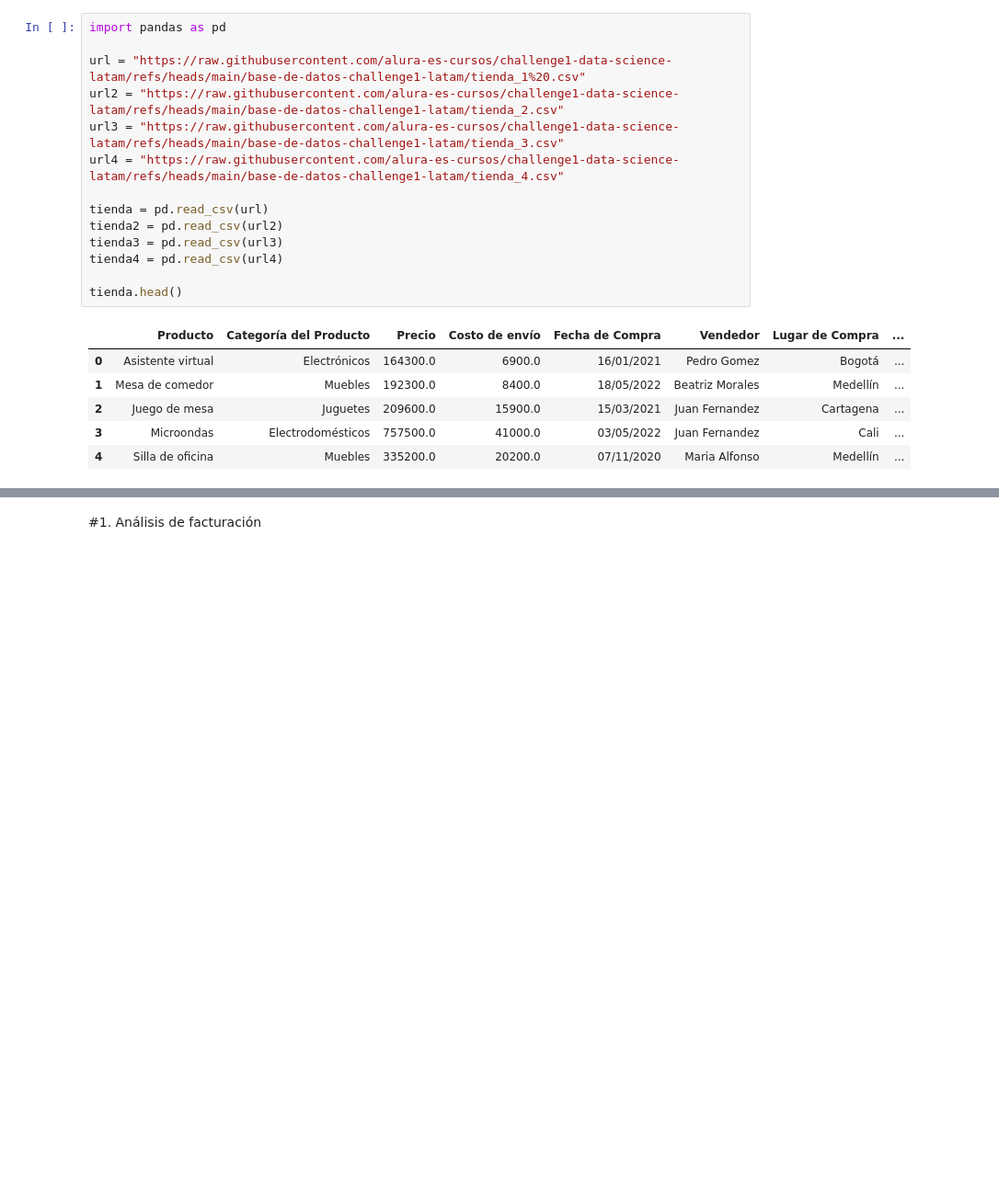
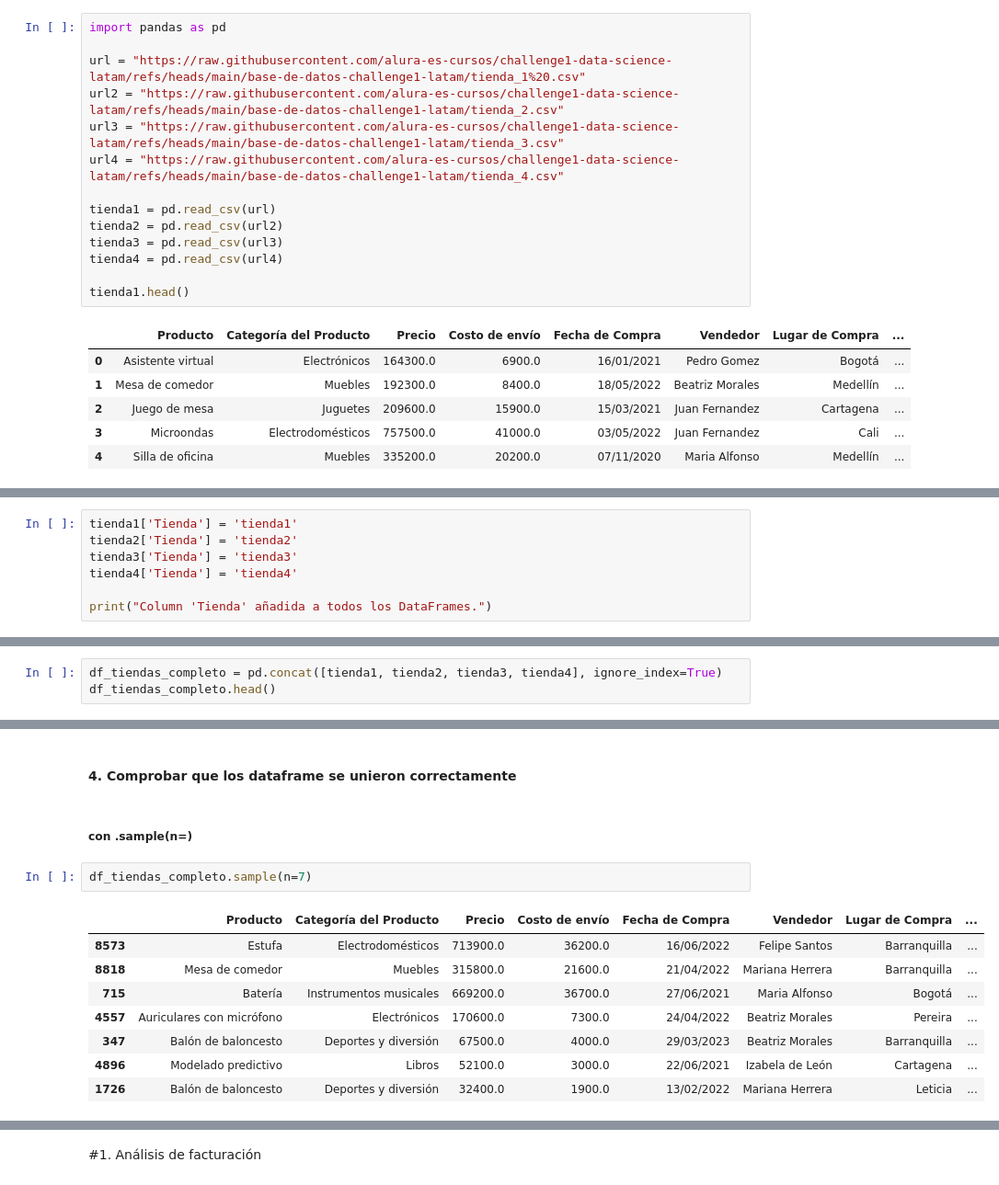
Before and after one commit to Harold-dev-code/Primer_Challenge_DataScience_Alura_Store, a Jupyter notebook: Primer_Challenge_DataScience_AluraStore.ipynb, the cells around one changed output, grey strips where cells are left out. Shown at 92% size. Drawn from its saved outputs; the diff is of its cells as text; blank space fills up the shorter version.

```diff
--- a/Primer_Challenge_DataScience_AluraStore.ipynb
+++ b/Primer_Challenge_DataScience_AluraStore.ipynb
@@ -10,12 +10,12 @@ url2 = "https://raw.githubusercontent.com/alura-es-cursos/challenge1-data-scienc
 url3 = "https://raw.githubusercontent.com/alura-es-cursos/challenge1-data-science-latam/refs/heads/main/base-de-datos-challenge1-latam/tienda_3.csv"
 url4 = "https://raw.githubusercontent.com/alura-es-cursos/challenge1-data-science-latam/refs/heads/main/base-de-datos-challenge1-latam/tienda_4.csv"
 
-tienda = pd.read_csv(url)
+tienda1 = pd.read_csv(url)
 tienda2 = pd.read_csv(url2)
 tienda3 = pd.read_csv(url3)
 tienda4 = pd.read_csv(url4)
 
-tienda.head()
+tienda1.head()
 # %% [output]
 |  | Producto | Categoría del Producto | Precio | Costo de envío | Fecha de Compra | Vendedor | Lugar de Compra | ... |
 | 0 | Asistente virtual | Electrónicos | 164300.0 | 6900.0 | 16/01/2021 | Pedro Gomez | Bogotá | ... |
@@ -25,0 +147,7 @@ tienda.head()
+# %%
+tienda1['Tienda'] = 'tienda1'
+tienda2['Tienda'] = 'tienda2'
+tienda3['Tienda'] = 'tienda3'
+tienda4['Tienda'] = 'tienda4'
+
+print("Column 'Tienda' añadida a todos los DataFrames.")
@@ -25,0 +158,3 @@ tienda.head()
+# %%
+df_tiendas_completo = pd.concat([tienda1, tienda2, tienda3, tienda4], ignore_index=True)
+df_tiendas_completo.head()
@@ -25,0 +168,15 @@ tienda.head()
+# %% [markdown]
+#### 4. Comprobar que los dataframe se unieron correctamente
+# %% [markdown]
+##### con .sample(n=)
+# %%
+df_tiendas_completo.sample(n=7)
+# %% [output]
+|  | Producto | Categoría del Producto | Precio | Costo de envío | Fecha de Compra | Vendedor | Lugar de Compra | ... |
+| 8573 | Estufa | Electrodomésticos | 713900.0 | 36200.0 | 16/06/2022 | Felipe Santos | Barranquilla | ... |
+| 8818 | Mesa de comedor | Muebles | 315800.0 | 21600.0 | 21/04/2022 | Mariana Herrera | Barranquilla | ... |
+| 715 | Batería | Instrumentos musicales | 669200.0 | 36700.0 | 27/06/2021 | Maria Alfonso | Bogotá | ... |
+| 4557 | Auriculares con micrófono | Electrónicos | 170600.0 | 7300.0 | 24/04/2022 | Beatriz Morales | Pereira | ... |
+| 347 | Balón de baloncesto | Deportes y diversión | 67500.0 | 4000.0 | 29/03/2023 | Beatriz Morales | Barranquilla | ... |
+| 4896 | Modelado predictivo | Libros | 52100.0 | 3000.0 | 22/06/2021 | Izabela de León | Cartagena | ... |
+| 1726 | Balón de baloncesto | Deportes y diversión | 32400.0 | 1900.0 | 13/02/2022 | Mariana Herrera | Leticia | ... |
```
Also changed, not shown: parts of 24 cells of this notebook.
